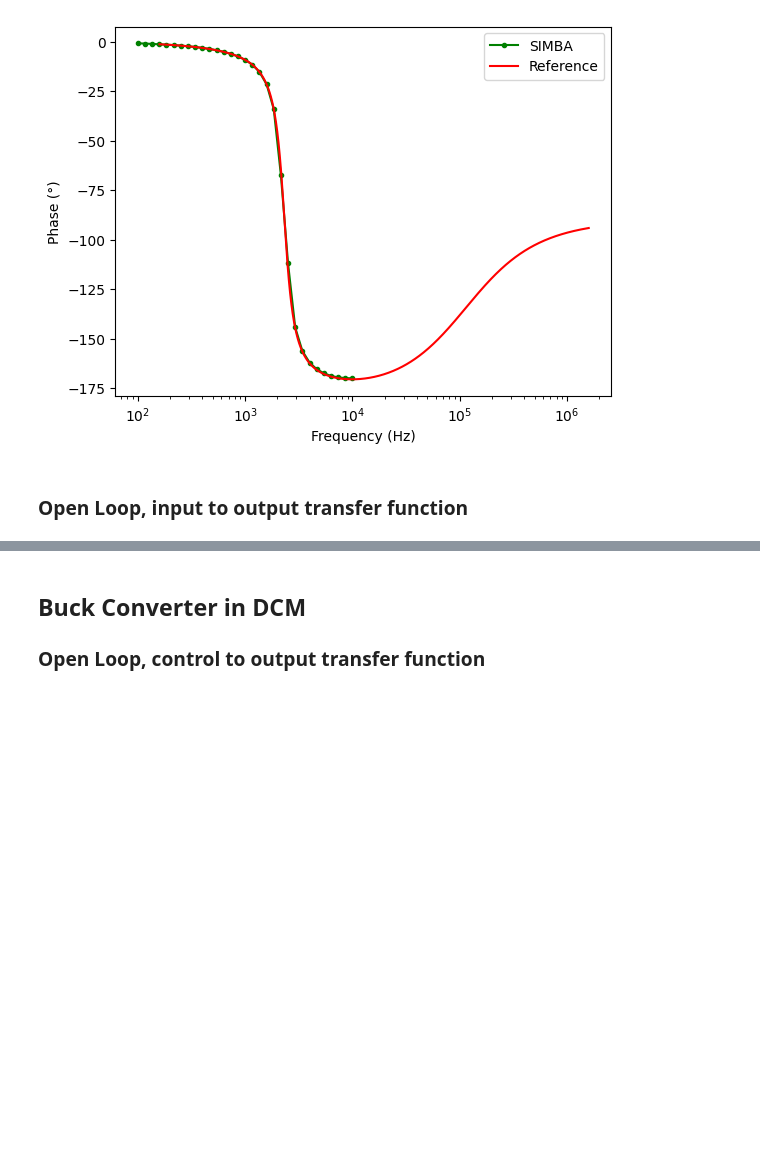
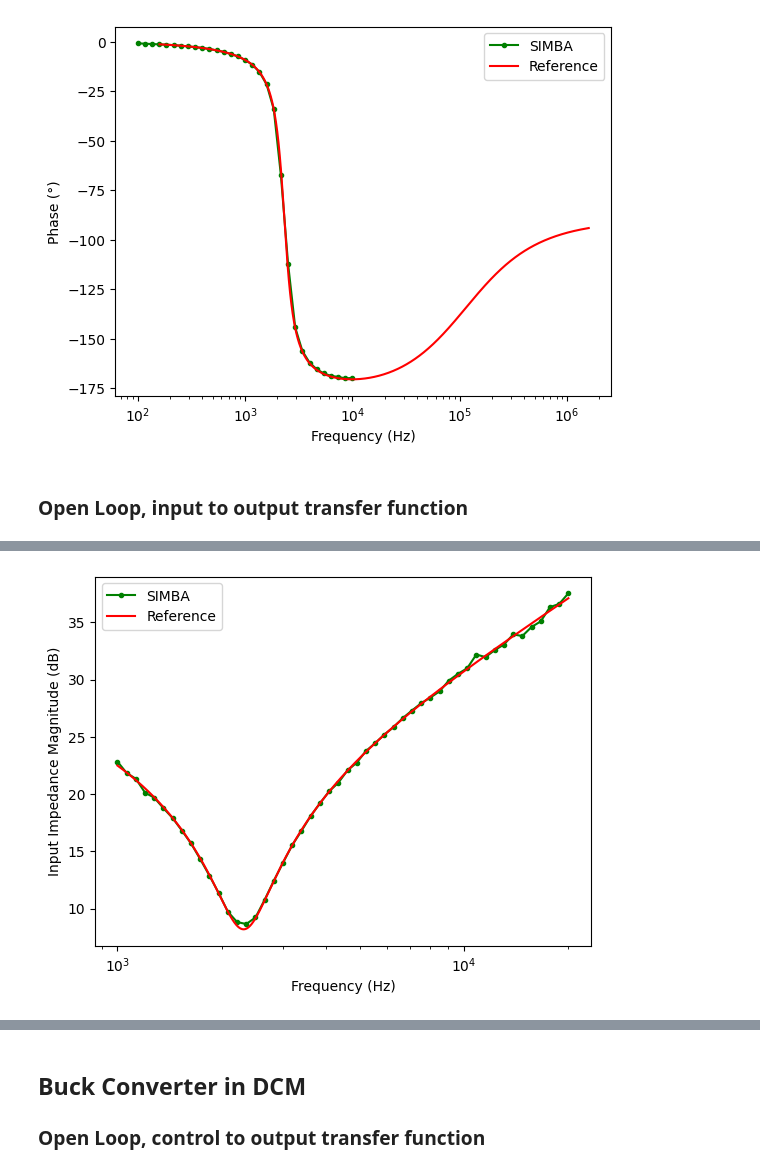
Before and after one commit to aesim-tech/simba-python-examples, a Jupyter notebook: 12. AC Sweep/ACSweepExamples.ipynb, the cells around one changed output, grey strips where cells are left out. Cells and saved outputs as stored; diff of their text form; code cells hidden in the pictures; blank space fills up the shorter version.

Commit message:
Added input impedance to AC Sweep Examples

```diff
--- a/12. AC Sweep/ACSweepExamples.ipynb
+++ b/12. AC Sweep/ACSweepExamples.ipynb
@@ -140,0 +143,87 @@ Runtime: 1.736s
+# %%
+Vin = 12;
+L1 = 100E-6;
+rl = 10E-3;
+rc = 30E-3;
+C2 = 47E-6;
+Rload = 5;
+Fsw = 100E3;
+D0 = 0.417
+Fmin = 1000;
+Fmax = 20000;
+
+
+### Analytical
+R0 = (rl + Rload) / (D0**2)
+W0 = (1/np.sqrt(L1*C2))*np.sqrt((rl + Rload) / (rc + Rload))
+WP = 1/(C2 * (rl + Rload))
+Q = (L1*C2*W0*(rc+Rload))/(L1+C2*(rl*rc+rl*Rload+rc*Rload))
+tf = R0 * control.tf ([(1/W0)**2,1/(W0*Q), 1] , [1/WP, 1])
+
+omega_min = 2 * np.pi * Fmin  # Minimum angular frequency
+omega_max = 2 * np.pi * Fmax  # Maximum angular frequency
+omega = np.logspace(np.log10(omega_min), np.log10(omega_max), num=1000)
+
+imp_ref, phase_ref, omega_ref = control.bode_plot(tf, omega=omega, plot=False)
+
+frequency_ref = np.multiply(omega_ref, 1 / (2*math.pi) )
+imp_ref = 20*np.log10(imp_ref);
+phase_ref  = np.multiply(phase_ref, 180 / (math.pi) )
+
+### Simulation
+file_path = os.path.join(os.getcwd(), "ACSweepTest.jsimba")
+project = ProjectRepository(file_path)
+design = project.GetDesignByName('Buck Converter - CCM - Open Loop')
+design.Circuit.GetDeviceByName('Vin').Value = Vin;
+design.Circuit.GetDeviceByName('L1').Value = L1;
+design.Circuit.GetDeviceByName('rl').Value = rl;
+design.Circuit.GetDeviceByName('C2').Value = C2;
+design.Circuit.GetDeviceByName('Rload').Value = Rload;
+design.Circuit.GetDeviceByName('Fsw').Frequency = Fsw;
+acsweep =  project.GetACSweepByName('AC Sweep - Buck CCM - Input Impedance');
+acsweep.Design = design;
+acsweep.Fmin = Fmin;
+acsweep.Fmax = Fmax;
+acsweep.BaseSwitchingFrequency = Fsw;
+acsweep.BaseSwitchingFrequencyEnabled = False;
+acsweep.MagMin  = 1;
+acsweep.MagMax  = 1;
+acsweep.NumberOfPoints  = 50;
+job = acsweep.NewJob();
+status = job.Run();
+print("Success: " + str(status==Status.OK))
+print("Runtime: " + "{:.3f}".format(job.RunTime) + "s")
+mag_sim_db = job.GetSignalByName('A1 - Current Magnitude').DataPoints
+phase_sim = job.GetSignalByName('A1 - Current Angle').DataPoints
+frequency_sim = job.FrequencyPoints
+
+
+### mag_sim_db and phase_sim are the transfer function of I/V. We need to convert them to complex number and invert it to get the impedance
+tf_sim = np.zeros(len(mag_sim_db), dtype=complex)
+for i in range(len(mag_sim_db)):
+    tf_sim[i] = 10**(mag_sim_db[i]/20) * np.exp(1j*math.radians(phase_sim[i]))
+
+### invert the transfer function to get the impedance
+Z_sim = np.zeros(len(tf_sim), dtype=complex)
+for i in range(len(tf_sim)):
+    Z_sim[i] = 1/tf_sim[i]
+
+### Get the impedance in db and the phase in degrees
+imp_sim = 20 * np.log10(np.abs(Z_sim))
+phase_sim = np.angle(Z_sim, deg=True)
+
+### Plot
+plt.figure()
+plt.semilogx(frequency_sim, imp_sim, 'g.-', label='SIMBA')    # Bode magnitude plot
+plt.semilogx(frequency_ref, imp_ref, 'r', label='Reference')    # Bode magnitude plot
+plt.xlabel('Frequency (Hz)')
+plt.ylabel('Input Impedance Magnitude (dB)')
+plt.legend()
+plt.figure()
+plt.semilogx(frequency_sim, phase_sim, 'g.-', label='SIMBA')  # Bode phase plot
+plt.semilogx(frequency_ref, phase_ref, 'r', label='Reference')    # Bode magnitude plot
+plt.xlabel('Frequency (Hz)')
+plt.ylabel('Input Impedance Phase (°)')
+plt.legend()
+plt.show()
+# %% [output]
@@ -140,0 +232 @@ Runtime: 1.736s
+[figure, added]
```
Also changed, not shown: parts of 8 cells of this notebook, 1 other file.
